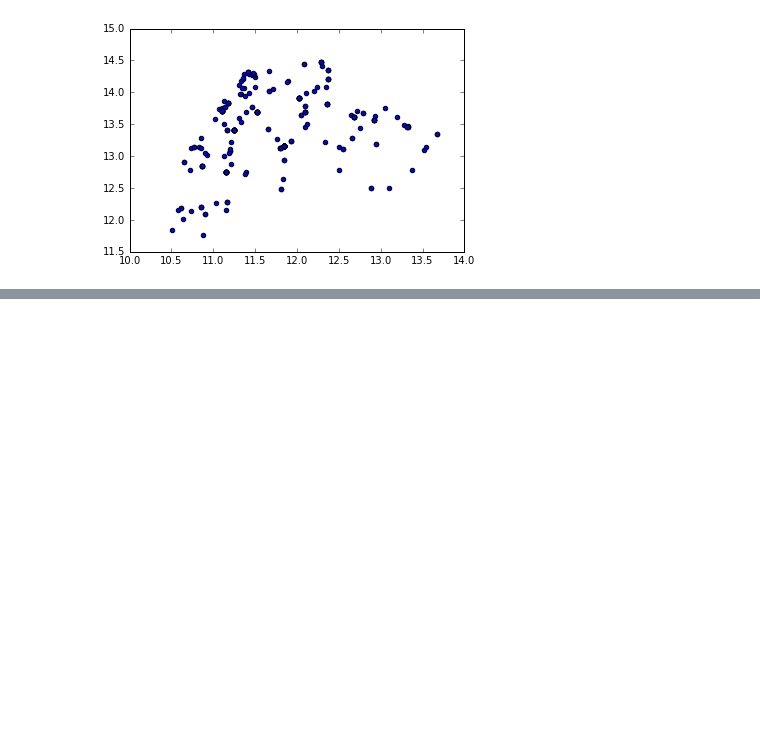
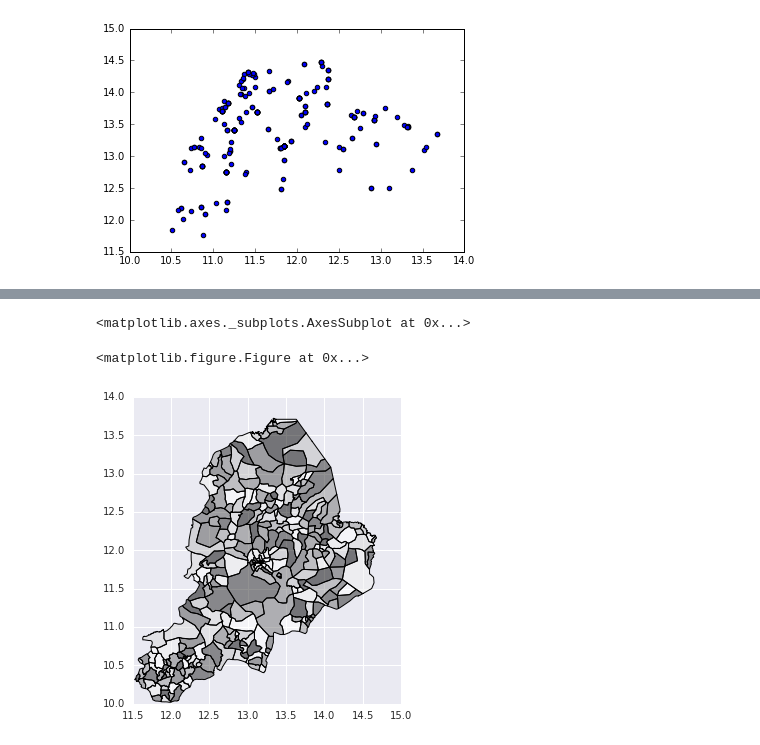
Before and after one commit to AschHarwood/Borno_Analysis, a Jupyter notebook: Borno Analysis.ipynb, the cells around one changed output, grey strips where cells are left out. Cells and saved outputs as stored; diff of their text form; code cells hidden in the pictures; blank space fills up the shorter version.

```diff
--- a/Borno Analysis.ipynb
+++ b/Borno Analysis.ipynb
@@ -50,0 +45,13 @@ mplleaflet.show()
+# %%
+borno_shapes = gpd.read_file('VTS_Geometry/Boundary_VaccWards_Export.shp')
+# %%
+f = plt.figure(figsize=(10,10))
+#ax = f.gca()
+borno_shapes.plot()
+#sns.kdeplot(data=df_borno.apply(lambda srs: pd.Series({'x': srs.geometry.x, 'y': srs.geometry.y}), axis='columns'), ax=ax,
+  #         alpha=1)
+#mplleaflet.display(fig=f)
+# %% [output]
+<matplotlib.axes._subplots.AxesSubplot at 0x...>
+<matplotlib.figure.Figure at 0x...>
+[figure, added]
```
Also changed, not shown: parts of 14 cells of this notebook, 1 other file.
